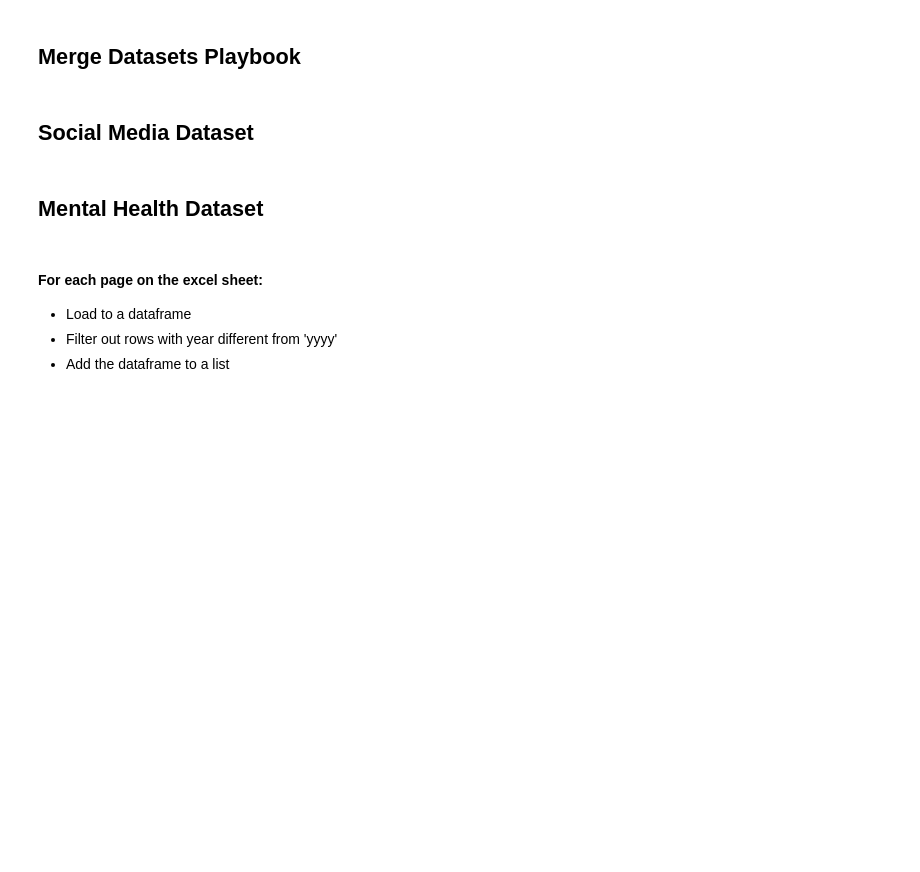
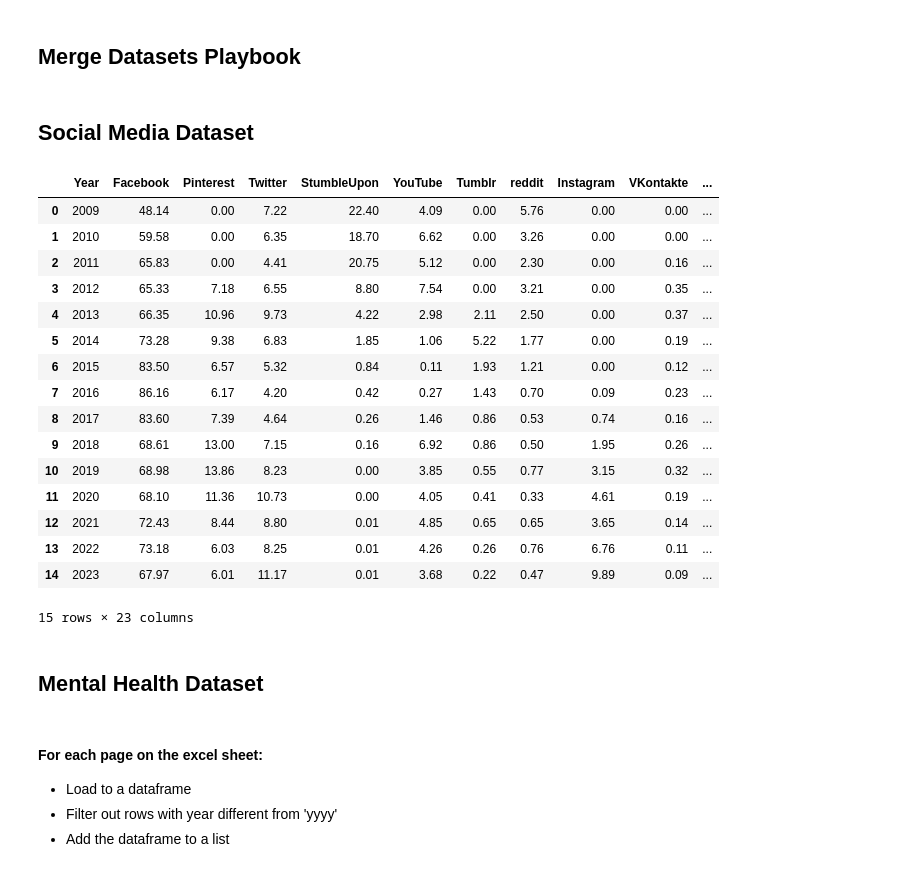
Before and after one commit to Thatch186/BigData, a Jupyter notebook: merge_data.ipynb, the cells around one changed output. Drawn from its saved outputs; the diff is of its cells as text; code cells hidden in the pictures; blank space fills up the shorter version.

```diff
--- a/merge_data.ipynb
+++ b/merge_data.ipynb
@@ -8,8 +8,27 @@ import re
 ## Social Media Dataset
 # %%
 
-df_sm = pd.read_csv('20230302 SocialMediaIndex.csv')
-df_sm.head()
+df_sm = pd.read_csv('social_media-ww-yearly-2009-2023.csv')
+df_sm = df_sm.rename(columns={'Date': 'Year'})
+df_sm
+# %% [output]
+|  | Year | Facebook | Pinterest | Twitter | StumbleUpon | YouTube | Tumblr | reddit | Instagram | VKontakte | ... |
+| 0 | 2009 | 48.14 | 0.00 | 7.22 | 22.40 | 4.09 | 0.00 | 5.76 | 0.00 | 0.00 | ... |
+| 1 | 2010 | 59.58 | 0.00 | 6.35 | 18.70 | 6.62 | 0.00 | 3.26 | 0.00 | 0.00 | ... |
+| 2 | 2011 | 65.83 | 0.00 | 4.41 | 20.75 | 5.12 | 0.00 | 2.30 | 0.00 | 0.16 | ... |
+| 3 | 2012 | 65.33 | 7.18 | 6.55 | 8.80 | 7.54 | 0.00 | 3.21 | 0.00 | 0.35 | ... |
+| 4 | 2013 | 66.35 | 10.96 | 9.73 | 4.22 | 2.98 | 2.11 | 2.50 | 0.00 | 0.37 | ... |
+| 5 | 2014 | 73.28 | 9.38 | 6.83 | 1.85 | 1.06 | 5.22 | 1.77 | 0.00 | 0.19 | ... |
+| 6 | 2015 | 83.50 | 6.57 | 5.32 | 0.84 | 0.11 | 1.93 | 1.21 | 0.00 | 0.12 | ... |
+| 7 | 2016 | 86.16 | 6.17 | 4.20 | 0.42 | 0.27 | 1.43 | 0.70 | 0.09 | 0.23 | ... |
+| 8 | 2017 | 83.60 | 7.39 | 4.64 | 0.26 | 1.46 | 0.86 | 0.53 | 0.74 | 0.16 | ... |
+| 9 | 2018 | 68.61 | 13.00 | 7.15 | 0.16 | 6.92 | 0.86 | 0.50 | 1.95 | 0.26 | ... |
+| 10 | 2019 | 68.98 | 13.86 | 8.23 | 0.00 | 3.85 | 0.55 | 0.77 | 3.15 | 0.32 | ... |
+| 11 | 2020 | 68.10 | 11.36 | 10.73 | 0.00 | 4.05 | 0.41 | 0.33 | 4.61 | 0.19 | ... |
+| 12 | 2021 | 72.43 | 8.44 | 8.80 | 0.01 | 4.85 | 0.65 | 0.65 | 3.65 | 0.14 | ... |
+| 13 | 2022 | 73.18 | 6.03 | 8.25 | 0.01 | 4.26 | 0.26 | 0.76 | 6.76 | 0.11 | ... |
+| 14 | 2023 | 67.97 | 6.01 | 11.17 | 0.01 | 3.68 | 0.22 | 0.47 | 9.89 | 0.09 | ... |
+15 rows × 23 columns
 # %% [markdown]
 ## Mental Health Dataset
 # %%
```
Also changed, not shown: parts of 6 cells of this notebook.
